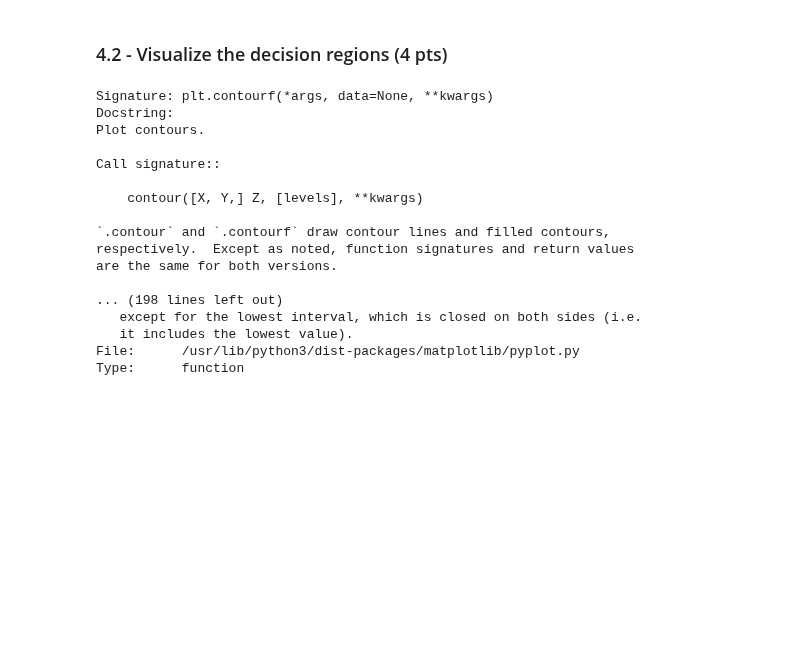
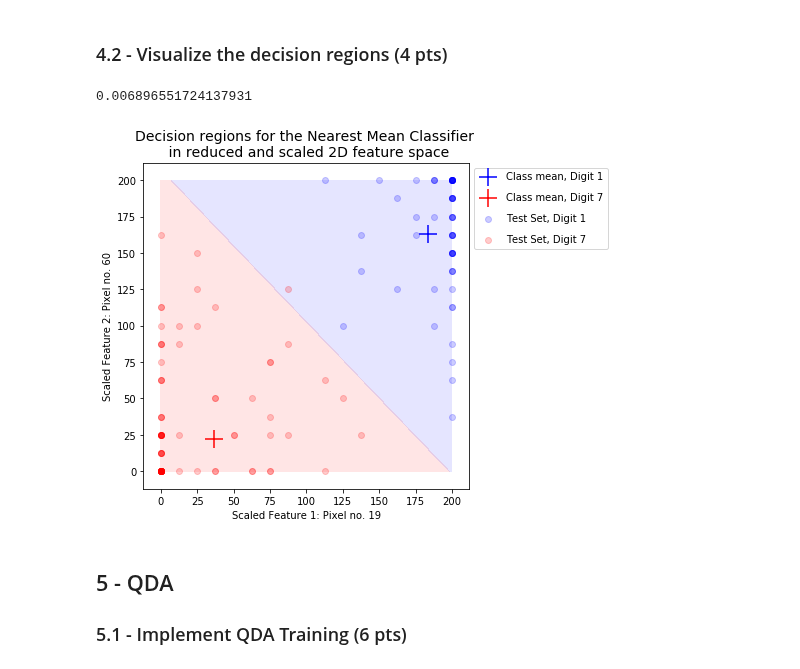
Before and after one commit to eliaserland/heidelberg-courses, a Jupyter notebook: machine-learning/problem-set-2/qda-lda.ipynb, the cells around one changed output. Saved outputs shown, nothing was run; the diff lists cells and outputs as text; code cells hidden in the pictures; blank space fills up the shorter version.

```diff
--- a/machine-learning/problem-set-2/qda-lda.ipynb
+++ b/machine-learning/problem-set-2/qda-lda.ipynb
@@ -159,4 +162,4 @@ def nearest_mean(training_features, training_labels, test_features):
     # Find the label of the closest class mean for each test instance.
     predicted_labels = unique_labels[np.argmin(dist, axis=1)]
 
-    return predicted_labels
+    return predicted_labels, mu
@@ -173,22 +166,59 @@ print(error_rate)
 # %% [markdown]
 ### 4.2 - Visualize the decision regions (4 pts)
-# %%
-plt.contourf?
-# %% [output]
-Signature: plt.contourf(*args, data=None, **kwargs)
-Docstring:
-Plot contours.
-
-Call signature::
-
-    contour([X, Y,] Z, [levels], **kwargs)
-
-`.contour` and `.contourf` draw contour lines and filled contours,
-respectively.  Except as noted, function signatures and return values
-are the same for both versions.
-
-... (198 lines left out)
-   except for the lowest interval, which is closed on both sides (i.e.
-   it includes the lowest value).
-File:      /usr/lib/python3/dist-packages/matplotlib/pyplot.py
-Type:      function
+# %%
+# Create the reduced test and training sets.
+X_train_red = reduce_dim(X_train)
+X_test_red  = reduce_dim(X_test)
+
+# Prectict labels using the Nearest Mean Method.
+predicted_labels, mu = nearest_mean(X_train_red, y_train, X_test_red)
+
+# (Not needed) Calculate error rate of the predictions.
+error_rate = np.sum(predicted_labels != y_test)/y_test.shape[0]
+print(error_rate)
+# %% [output]
+0.006896551724137931
+# %%
+# Function to transform points in 2d feature space [0,16]^2 to a 200x200 gridspace.
+def transform(X_reduced):
+    return 12.5*X_reduced
+
+# Transform test and train data to grid space.
+X_train_scaled  = transform(X_train_red)
+X_test_scaled   = transform(X_test_red)
+mu_scaled       = transform(mu)
+
+# Create figure.
+plt.figure(figsize=(6,6))
+
+# Visualize the descision regions.
+x    = np.linspace(0, 200, 1000)
+X, Y = np.meshgrid(x, x)
+pos  = np.dstack((X, Y))
+dist_to_one   = np.linalg.norm(pos-mu_scaled[0,:], axis=2)
+dist_to_seven = np.linalg.norm(pos-mu_scaled[1,:], axis=2)
+Z = (dist_to_seven - dist_to_one) > 0
+plt.contourf(X, Y, Z, alpha=0.1, colors=["red", "blue"], levels=1)
+
+# Plot the class means
+plt.scatter(mu_scaled[0,0], mu_scaled[0,1], marker='+', s=300, color='b', label='Class mean, Digit 1')
+plt.scatter(mu_scaled[1,0], mu_scaled[1,1], marker='+', s=300, color='r', label='Class mean, Digit 7')
+
+# Plot the test set
+mask1 = y_test == 1
+mask7 = y_test == 7
+plt.scatter(X_test_scaled[mask1,0], X_test_scaled[mask1,1], c="b", alpha=0.2, label='Test Set, Digit 1')
+plt.scatter(X_test_scaled[mask7,0], X_test_scaled[mask7,1], c="r", alpha=0.2, label='Test Set, Digit 7')
+
+# General plot settings
+plt.axes().set_aspect('equal')
+plt.xlabel('Scaled Feature 1: Pixel no. 19')
+plt.ylabel('Scaled Feature 2: Pixel no. 60')
+plt.title('Decision regions for the Nearest Mean Classifier \n in reduced and scaled 2D feature space', fontsize=14)
+plt.legend(bbox_to_anchor=(1, 1), loc='upper left', labelspacing=1.1, fontsize=10)
+plt.show()
+# %% [output]
+[figure, added]
+# %% [markdown]
+## 5 - QDA
+### 5.1 - Implement QDA Training (6 pts)
```
Also changed, not shown: parts of 10 cells of this notebook.
